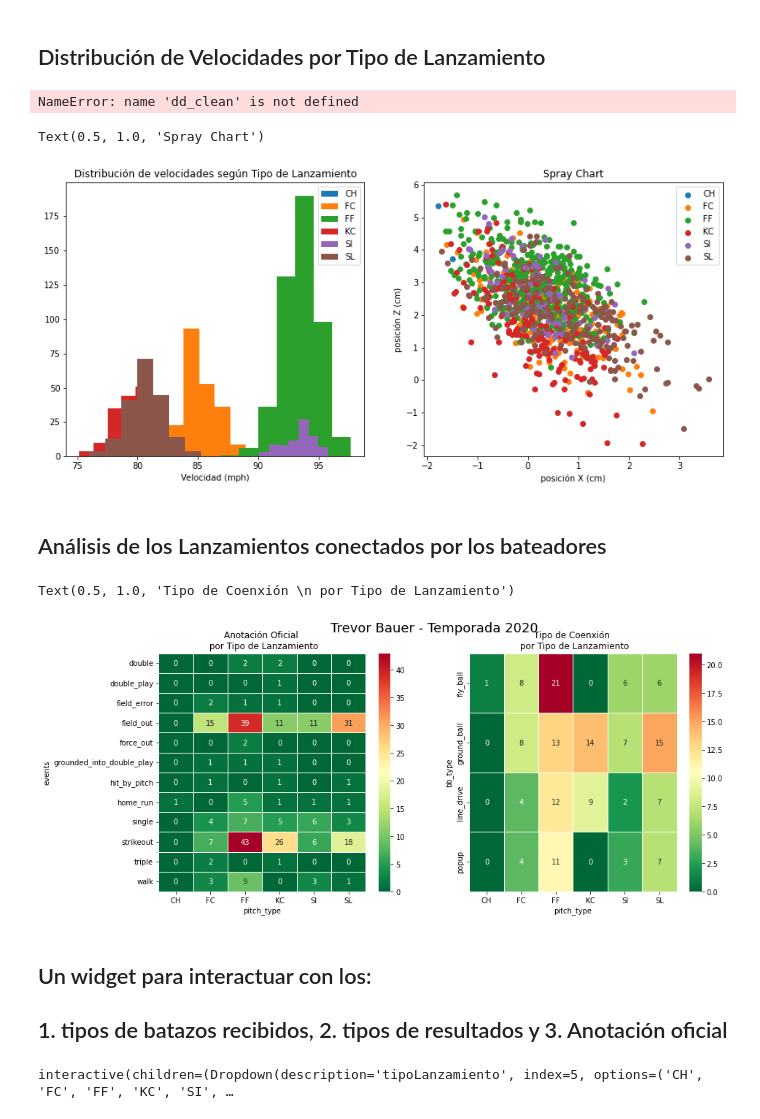
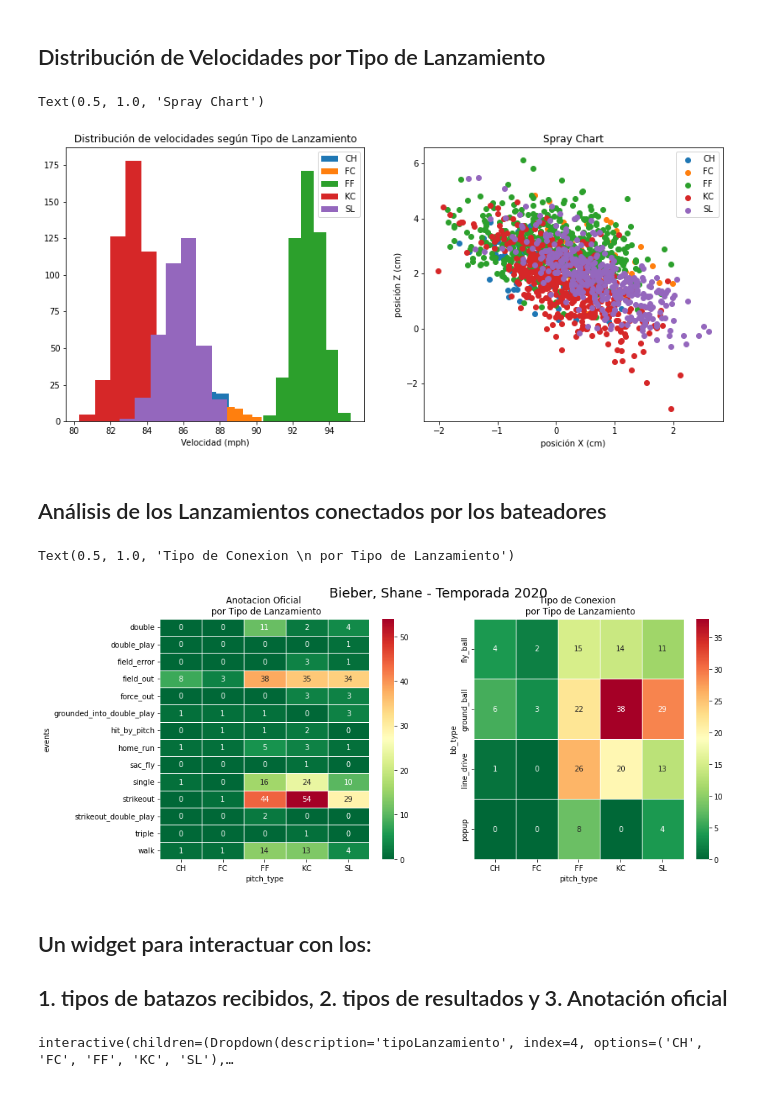
Before and after one commit to justinRH/BeisbolLanzamientos, a Jupyter notebook: PitchAnalysis.ipynb, the cells around one changed output. Saved outputs shown, nothing was run; the diff lists cells and outputs as text; code cells hidden in the pictures.

Commit message:
mejoras en widget, se agrega la librería pybaseball

```diff
--- a/PitchAnalysis.ipynb
+++ b/PitchAnalysis.ipynb
@@ -14,0 +18,3 @@ import ipywidgets as widgets
+# %%
+list_pitchers = ['trevor-bauer','shane-bieber','robbie-Ray', 'corbin-burnes']
+seasons = ['2021-04-01/2021-09-03','2020-07-23/2020-09-27']
@@ -14,0 +35,15 @@ import ipywidgets as widgets
+# %%
+p=widgets.Dropdown(
+    options=list_pitchers,
+    value=list_pitchers[0],
+    description='Pitcher:',
+    disabled=False,
+)
+s=widgets.Dropdown(
+    options=seasons,
+    value=seasons[0],
+    description='Season:',
+    disabled=False,
+)
+display(p)
+display(s)
@@ -14,0 +53,4 @@ import ipywidgets as widgets
+# %%
+key = playerid_lookup(p.value.split('-')[1], p.value.split('-')[0])['key_mlbam'].iloc[0]
+player = statcast_pitcher(s.value.split('/')[0],s.value.split('/')[1], key)
+player.head(5)
@@ -15,13 +66,8 @@ import ipywidgets as widgets
 # %%
-#carga de archivo:
-#dd = pd.read_csv('ClaytonKershaw2020.csv')
-#dd = pd.read_csv('ShaneBeaber.csv')
-dd = pd.read_csv('TreborBauer.csv')
-
+dd = player
 
 #ajuste a formato válido de formato de fecha
 dd['game_date'] = dd['game_date'].astype('datetime64[ns]')
-#dd.info()
 
 # clean data
 dd_clean=dd.drop(dd[dd['pitch_type'].isna()].index)
@@ -53,8 +106,6 @@ index_games= dd_clean.groupby(dd_clean['game_date']).sum().index
 tipos_lanzamientos = dd_clean.groupby('pitch_type')['pitch_type'].count().index #CU, FF, SL, etc
 tipos_eventos = dd_clean.groupby('events')['events'].count().index        # Anotación Oficial: Single, Double, walk, K, etc
 tipos_batazos = dd_clean.groupby('bb_type')['bb_type'].count().index      # fly_ball, ground_ball, etc
-# %% [output]
-NameError: name 'dd_clean' is not defined
 # %%
 fig, axs = plt.subplots(1,2,figsize=(14, 6))
 
@@ -72,58 +123,49 @@ axs[1].set_ylabel('posición Z (cm)')
 axs[1].set_title('Spray Chart')
 # %% [output]
 Text(0.5, 1.0, 'Spray Chart')
-[figure, old version]
+[figure, new version]
 # %% [markdown]
 ## Análisis de los Lanzamientos conectados por los bateadores
 # %%
 
 # Anotación Oficial (eventos) por Tipo de Lanzamiento
 dm = pd.DataFrame(columns=tipos_lanzamientos,index=tipos_eventos)
 for tl in tipos_lanzamientos:
     g=dd_clean[dd_clean['pitch_type']==tl]
     for te in tipos_eventos:
         dm.loc[te,tl]=float(g[g['events']==te].shape[0])
 dm = dm.apply(pd.to_numeric)
 
 # Tipo de conexión (o batazo) por Tipo de Lanzamiento
 df = pd.DataFrame(columns=tipos_lanzamientos,index=tipos_batazos)
 for tl in tipos_lanzamientos:
     d=dd_clean[dd_clean['pitch_type']==tl]
     for tb in tipos_batazos:
         df.loc[tb,tl]=float(d[d['bb_type']==tb].shape[0])
 df = df.apply(pd.to_numeric)
 
 # Graficas de los data frames dm y df
 fig1, axes1 = plt.subplots(1,2,figsize=(14, 6))
 fig1.suptitle('{} - Temporada 2020'. format(dd_clean.player_name[0]), fontsize=18)
 
 sns.heatmap(dm,cmap='RdYlGn_r', linewidths=0.5, annot=True,ax=axes1[0])
 sns.heatmap(df,cmap='RdYlGn_r', linewidths=0.5, annot=True,ax=axes1[1])
 
-axes1[0].set_title('Anotación Oficial \n por Tipo de Lanzamiento')
-axes1[1].set_title('Tipo de Coenxión \n por Tipo de Lanzamiento')
+axes1[0].set_title('Anotacion Oficial \n por Tipo de Lanzamiento')
+axes1[1].set_title('Tipo de Conexion \n por Tipo de Lanzamiento')
 # %% [output]
-Text(0.5, 1.0, 'Tipo de Coenxión \n por Tipo de Lanzamiento')
+Text(0.5, 1.0, 'Tipo de Conexion \n por Tipo de Lanzamiento')
-[figure, old version]
+[figure, new version]
 # %% [markdown]
 ## Un widget para interactuar con los:
 ## 1. tipos de batazos recibidos, 2. tipos de resultados y  3. Anotación oficial
 # %%
-
-#ww = interact_manual(
-#    tipoLanzamiento = list(tipos_lanzamientos.values), TB = list(tipos_batazos.values)
-#)
-
-
 @widgets.interact_manual(tipoLanzamiento = list(tipos_lanzamientos.values), TB = list(tipos_batazos.values) )
 
 def pieResult(tipoLanzamiento='SL',TB ='fly_ball'):
 
-#def pieResult(changue):
-
     fig2, axes2 = plt.subplots(1,2,figsize=(14, 6))
     fig2.suptitle('{} - Temporada 2020'. format(dd_clean.player_name[0]), fontsize=18)
-
 
     sns.heatmap(df,cmap='RdYlGn_r', linewidths=0.5, annot=True,ax=axes2[0])
 
@@ -137,4 +179,4 @@ def pieResult(tipoLanzamiento='SL',TB ='fly_ball'):
     axes2[0].set_title('Lanzamientos conectados por bateadores: {:d}'. format(int( df.sum().sum()) ) )
     axes2[1].set_title('Distribución (por Anotación Oficial) de los {:d} {} que resultaron en {}'. format( int( df.loc[TB,tipoLanzamiento]), tipoLanzamiento, TB ) )
 # %% [output]
-interactive(children=(Dropdown(description='tipoLanzamiento', index=5, options=('CH', 'FC', 'FF', 'KC', 'SI', …
+interactive(children=(Dropdown(description='tipoLanzamiento', index=4, options=('CH', 'FC', 'FF', 'KC', 'SL'),…
```
Also changed, not shown: parts of 10 cells of this notebook.
